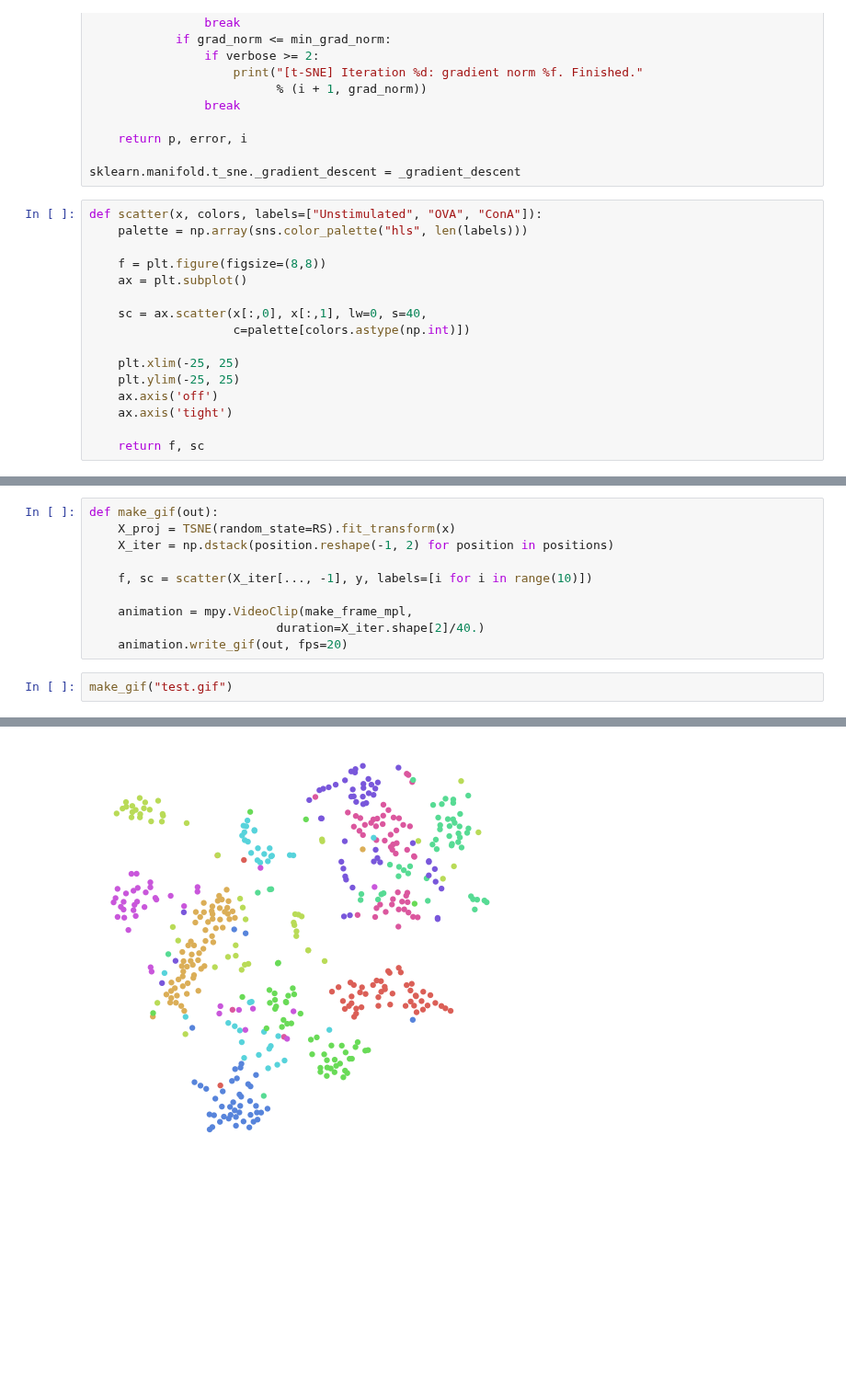
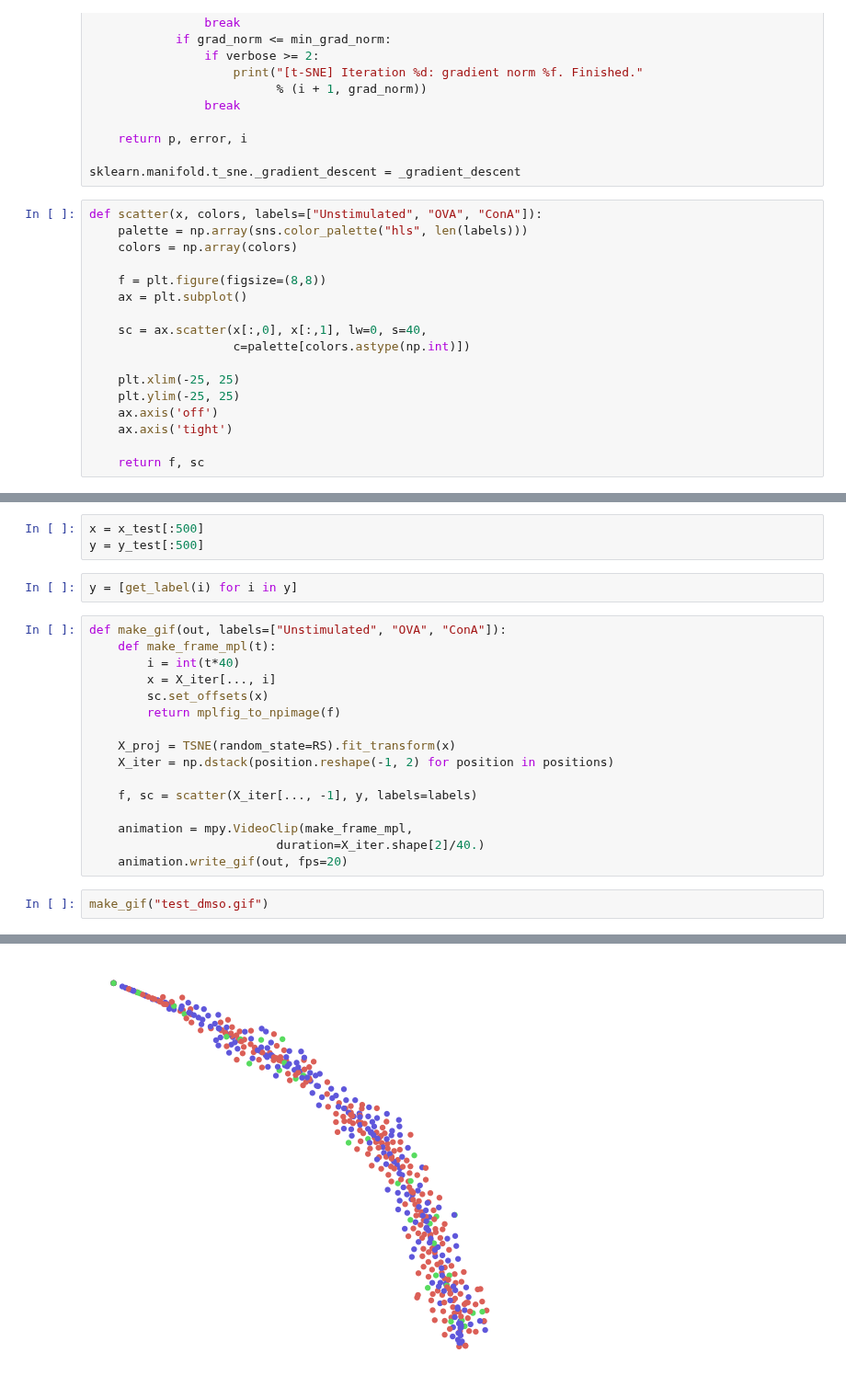
Before and after one commit to leonore/deep-learning-for-immune-cells, a Jupyter notebook: src/visualise_tsne.ipynb, the cells around one changed output, grey strips where cells are left out. Shown at 92% size. Cells and saved outputs as stored; diff of their text form; blank space fills up the shorter version.

Commit message:
visualise t-sne for dmso

```diff
--- a/src/visualise_tsne.ipynb
+++ b/src/visualise_tsne.ipynb
@@ -97,6 +114,7 @@ sklearn.manifold.t_sne._gradient_descent = _gradient_descent
 # %%
 def scatter(x, colors, labels=["Unstimulated", "OVA", "ConA"]):
     palette = np.array(sns.color_palette("hls", len(labels)))
+    colors = np.array(colors)
 
     f = plt.figure(figsize=(8,8))
     ax = plt.subplot()
@@ -119,13 +131,24 @@ def make_frame_mpl(t):
+# %%
+x = x_test[:500]
+y = y_test[:500]
+# %%
+y = [get_label(i) for i in y]
 # %%
-def make_gif(out):
+def make_gif(out, labels=["Unstimulated", "OVA", "ConA"]):
+    def make_frame_mpl(t):
+        i = int(t*40)
+        x = X_iter[..., i]
+        sc.set_offsets(x)
+        return mplfig_to_npimage(f)
+
     X_proj = TSNE(random_state=RS).fit_transform(x)
     X_iter = np.dstack(position.reshape(-1, 2) for position in positions)
 
-    f, sc = scatter(X_iter[..., -1], y, labels=[i for i in range(10)])
+    f, sc = scatter(X_iter[..., -1], y, labels=labels)
 
     animation = mpy.VideoClip(make_frame_mpl,
                           duration=X_iter.shape[2]/40.)
     animation.write_gif(out, fps=20)
 # %%
-make_gif("test.gif")
+make_gif("test_dmso.gif")
 # %% [output]
@@ -134 +156 @@ IndexError: index 1000 is out of bounds for axis 2 with size 1000
-[figure, old version]
+[figure, new version]
```
Also changed, not shown: parts of 10 cells of this notebook, 1 other file.
